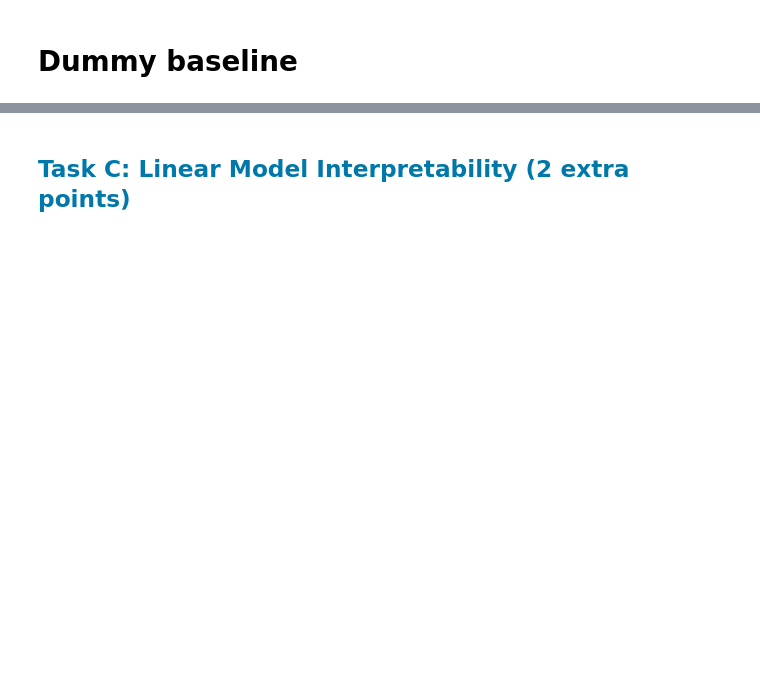
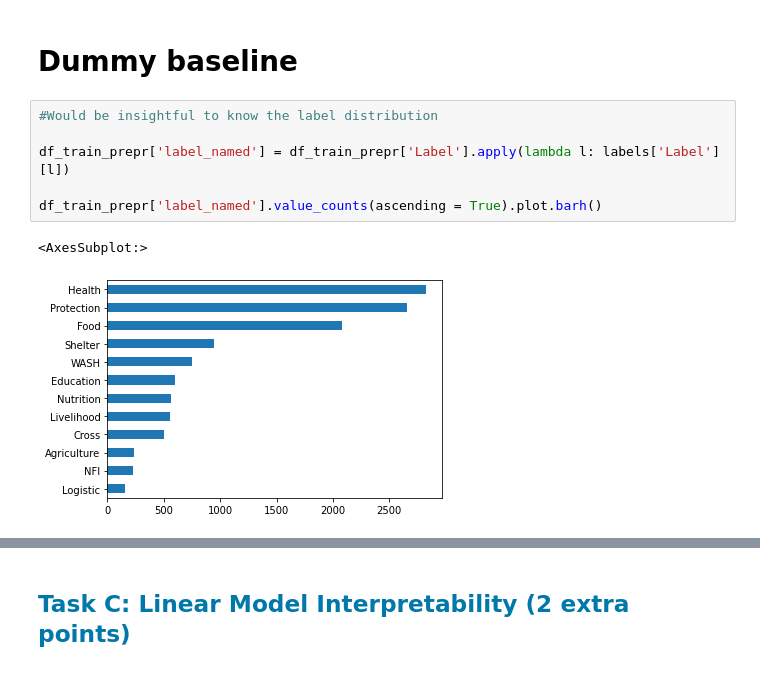
Before and after one commit to ozoin/NLP_Project, a Jupyter notebook: Assignment1.ipynb, the cells around one changed output, grey strips where cells are left out. Saved outputs shown, nothing was run; the diff lists cells and outputs as text; blank space fills up the shorter version.

```diff
--- a/Assignment1.ipynb
+++ b/Assignment1.ipynb
@@ -391,3 +391,12 @@ To evaluate the models, use <ins>accuracy</ins> as the metric throughout the tas
 </div>
 # %% [markdown]
 # Dummy baseline
+# %%
+#Would be insightful to know the label distribution
+
+df_train_prepr['label_named'] = df_train_prepr['Label'].apply(lambda l: labels['Label'][l])
+
+df_train_prepr['label_named'].value_counts(ascending = True).plot.barh()
+# %% [output]
+<AxesSubplot:>
+[figure, added]
```
Also changed, not shown: parts of 1 cell of this notebook.
